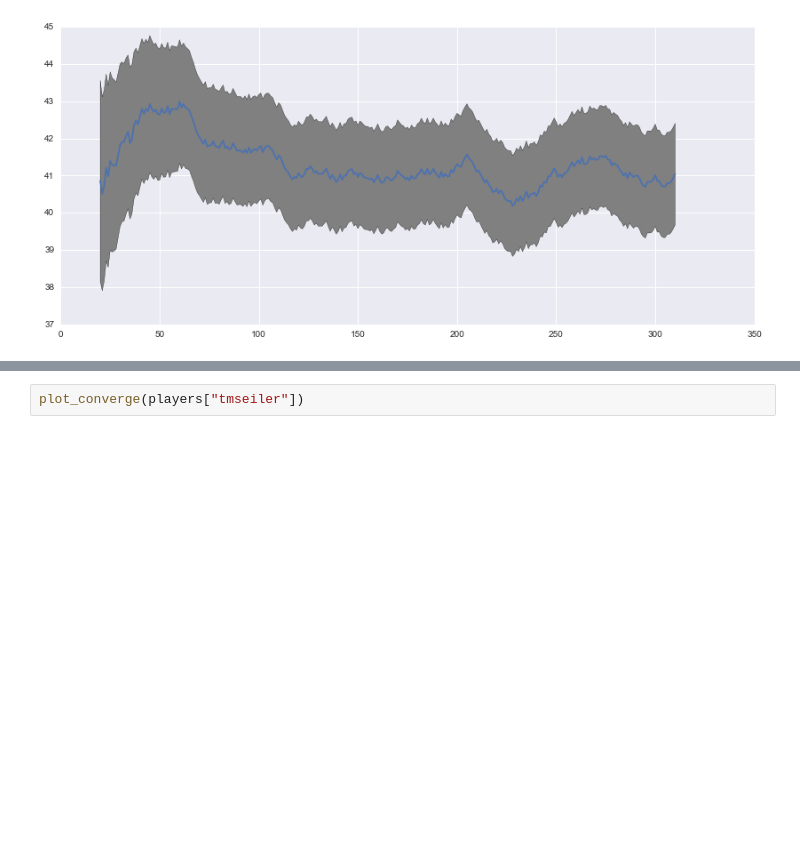
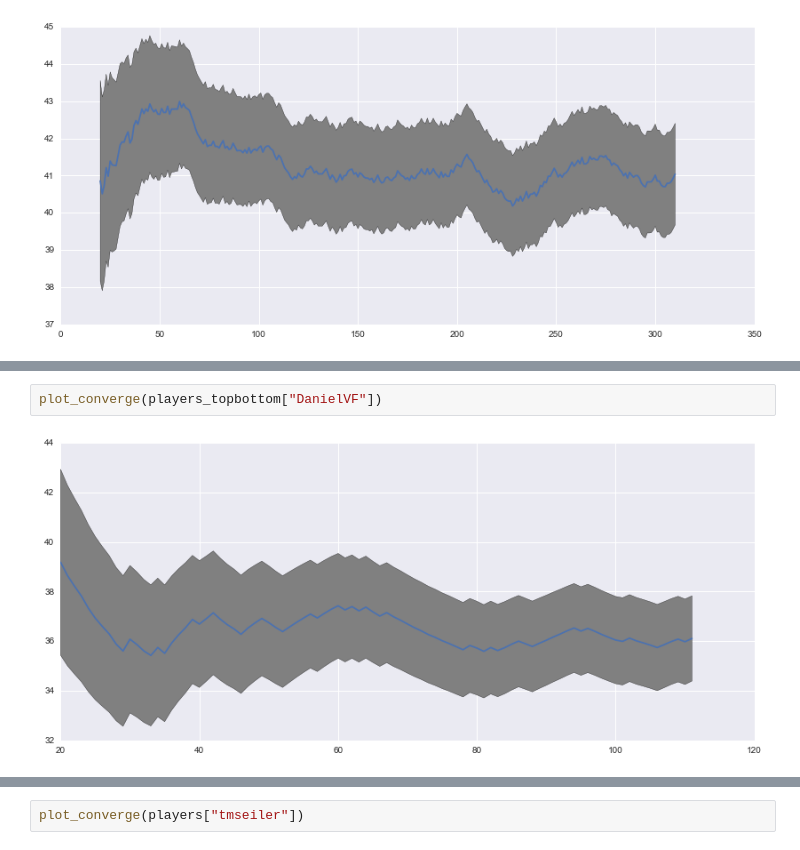
Before and after one commit to DanielVF/Halite-Ranking-Viz, a Jupyter notebook: Trueskill-Seaborn.ipynb, the cells around one changed output, grey strips where cells are left out. Drawn from its saved outputs; the diff is of its cells as text; blank space fills up the shorter version.

```diff
--- a/Trueskill-Seaborn.ipynb
+++ b/Trueskill-Seaborn.ipynb
@@ -99,3 +102,7 @@ plot_converge(players_low_tau["DanielVF"])
+# %%
+plot_converge(players_topbottom["DanielVF"])
+# %% [output]
+[figure, added]
 # %%
 plot_converge(players["nmalaguti"])
 # %% [output]
```
Also changed, not shown: parts of 8 cells of this notebook, 1 other file.
